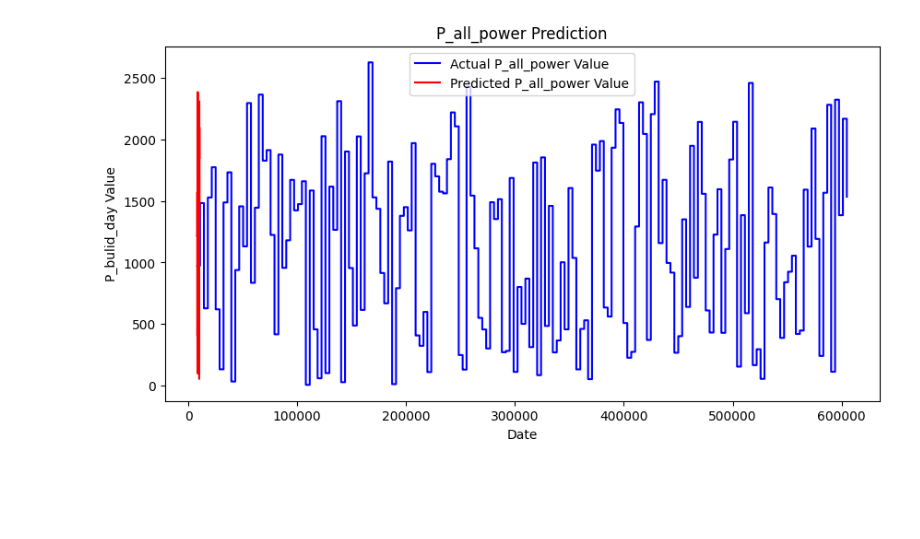
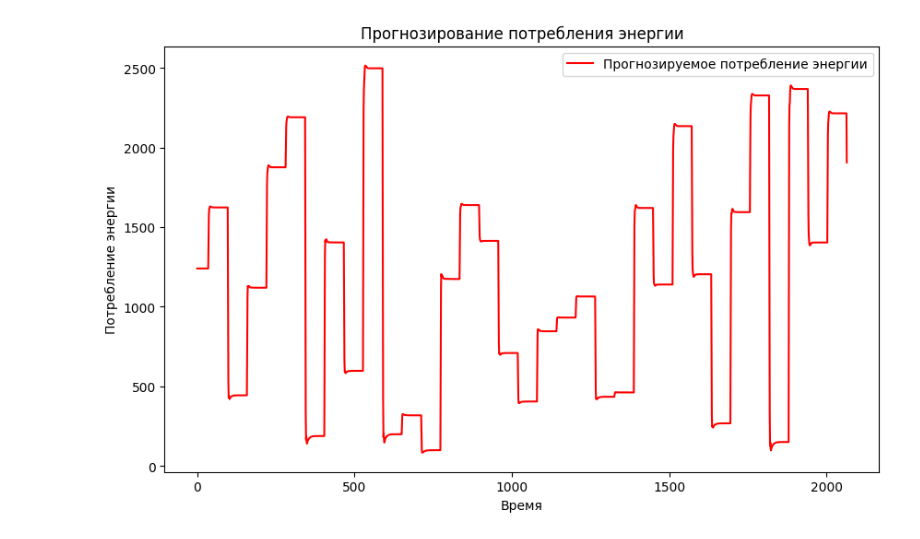
Before and after one commit to Ber-Ilya/modelica_building_energy_system, a Jupyter notebook: LSTM.ipynb, the cells around one changed output. Drawn from its saved outputs; the diff is of its cells as text; code cells hidden in the pictures; blank space fills up the shorter version.

```diff
--- a/LSTM.ipynb
+++ b/LSTM.ipynb
@@ -158,13 +83,0 @@ Epoch 10/10
-# %%
-
-x_test = []
-y_test = df['P_all_power'][train_size : ]
-for i in range(60,len(test_data)):
-    x_test.append(test_data[i-60:i,0])
-
-x_test = np.array(x_test)
-
-x_test = np.reshape(x_test, (x_test.shape[0],x_test.shape[1],1))
-
-predictions = model.predict(x_test)
-predictions = scaler.inverse_transform(predictions)
@@ -173,13 +84,21 @@ predictions = scaler.inverse_transform(predictions)
-# %%
-import matplotlib.pyplot as plt
-
-plt.figure(figsize=(10, 5))
-plt.plot(df['P_all_power'][train_size:], color='blue', label='Actual P_all_power Value')
-plt.plot(range(train_size,len(df)), predictions, color='red', label='Predicted P_all_power Value')
-plt.title('P_all_power Prediction')
-plt.xlabel('Date')
-plt.ylabel('P_bulid_day Value')
-plt.legend()
-plt.show()
-# %% [output]
-[figure, removed]
+# %%
+# Инициализация нового графика с определением его размера
+plt.figure(figsize=(10,6))
+
+# Добавление на график предсказанных значений потребления энергии
+plt.plot(predictions, color='red', label='Прогнозируемое потребление энергии')
+
+# Добавление названия графика
+plt.title('Прогнозирование потребления энергии')
+
+# Добавление подписей к осям графика
+plt.xlabel('Время')
+plt.ylabel('Потребление энергии')
+
+# Добавление легенды на график
+plt.legend()
+
+# Отображение графика
+plt.show()
+# %% [output]
+[figure, added]
```
Also changed, not shown: parts of 9 cells of this notebook.
